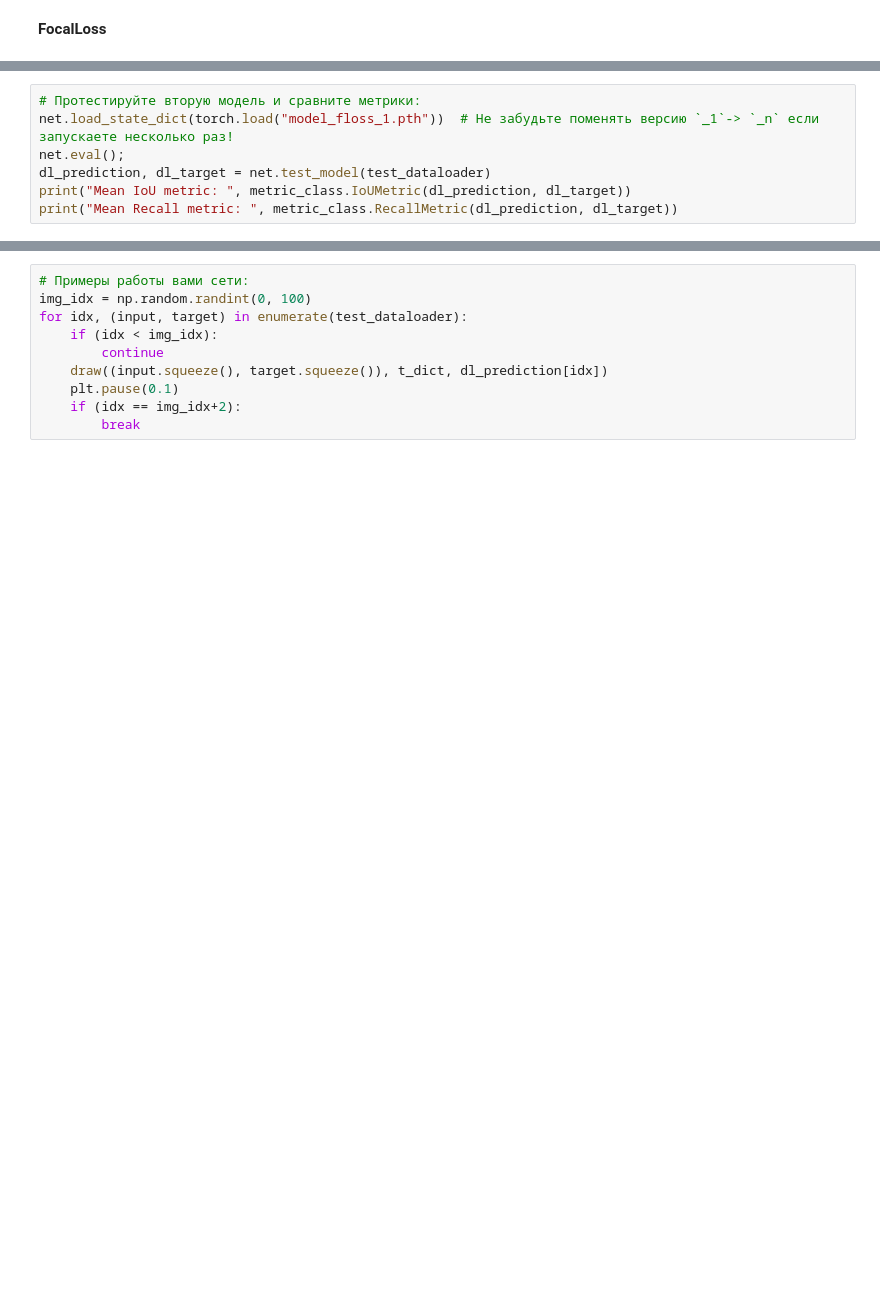
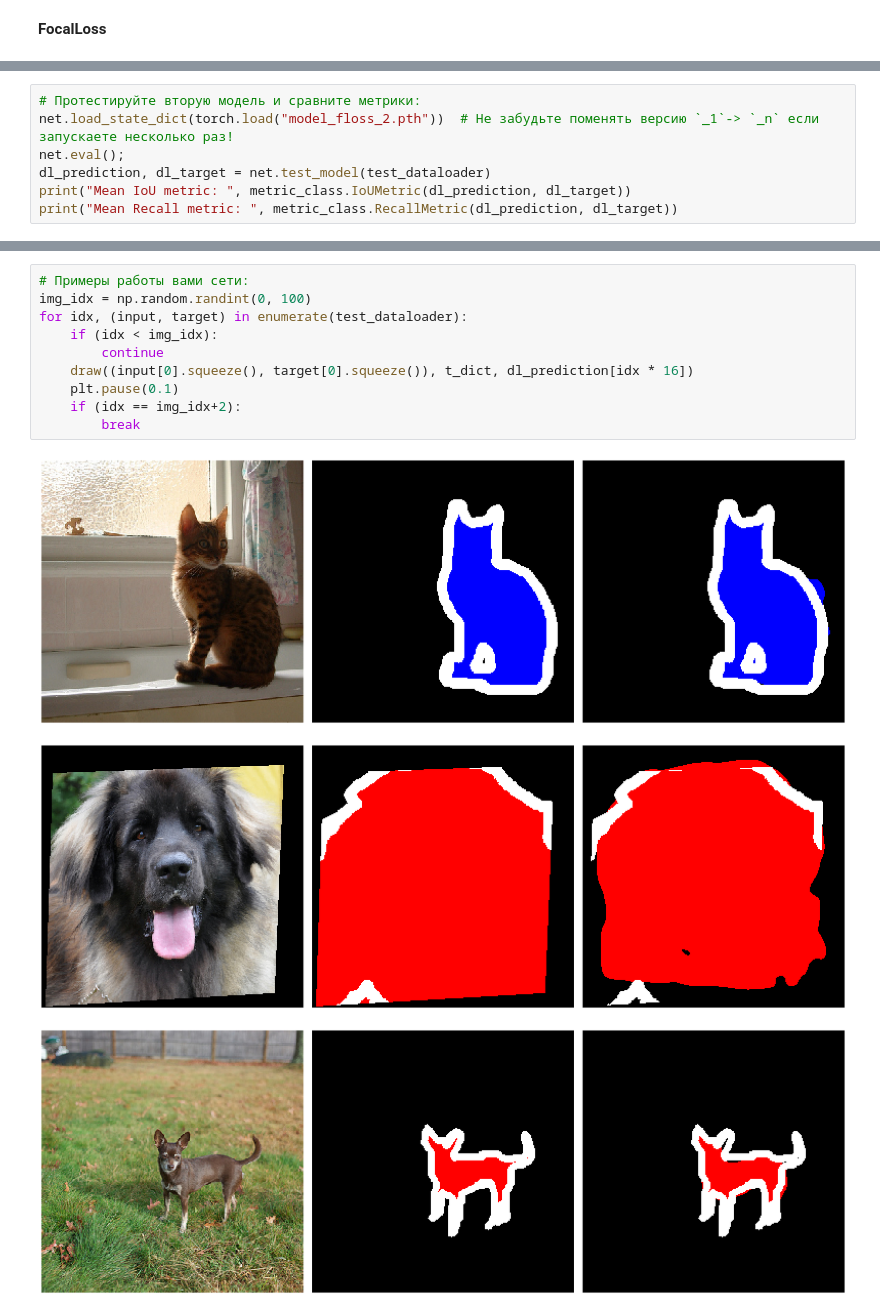
Before and after one commit to PFedya8/deep-learning, a Jupyter notebook: notebooks/cmc/Homework_2_segmentation.ipynb, the cells around one changed output, grey strips where cells are left out. Cells and saved outputs as stored; diff of their text form; blank space fills up the shorter version.

```diff
--- a/notebooks/cmc/Homework_2_segmentation.ipynb
+++ b/notebooks/cmc/Homework_2_segmentation.ipynb
@@ -956,6 +1199,6 @@ net.train_model(train_dataloader, val_dataloader)
 # %%
 # Протестируйте вторую модель и сравните метрики:
-net.load_state_dict(torch.load("model_floss_1.pth"))  # Не забудьте поменять версию `_1`-> `_n` если запускаете несколько раз!
+net.load_state_dict(torch.load("model_floss_2.pth"))  # Не забудьте поменять версию `_1`-> `_n` если запускаете несколько раз!
 net.eval();
 dl_prediction, dl_target = net.test_model(test_dataloader)
 print("Mean IoU metric: ", metric_class.IoUMetric(dl_prediction, dl_target))
@@ -963,10 +1209,14 @@ print("Mean Recall metric: ", metric_class.RecallMetric(dl_prediction, dl_target
 # %%
 # Примеры работы вами сети:
 img_idx = np.random.randint(0, 100)
 for idx, (input, target) in enumerate(test_dataloader):
     if (idx < img_idx):
         continue
-    draw((input.squeeze(), target.squeeze()), t_dict, dl_prediction[idx])
+    draw((input[0].squeeze(), target[0].squeeze()), t_dict, dl_prediction[idx * 16])
     plt.pause(0.1)
     if (idx == img_idx+2):
         break
+# %% [output]
+[figure, added]
+[figure, added]
+[figure, added]
```
Also changed, not shown: parts of 40 cells of this notebook, 4 other files.
